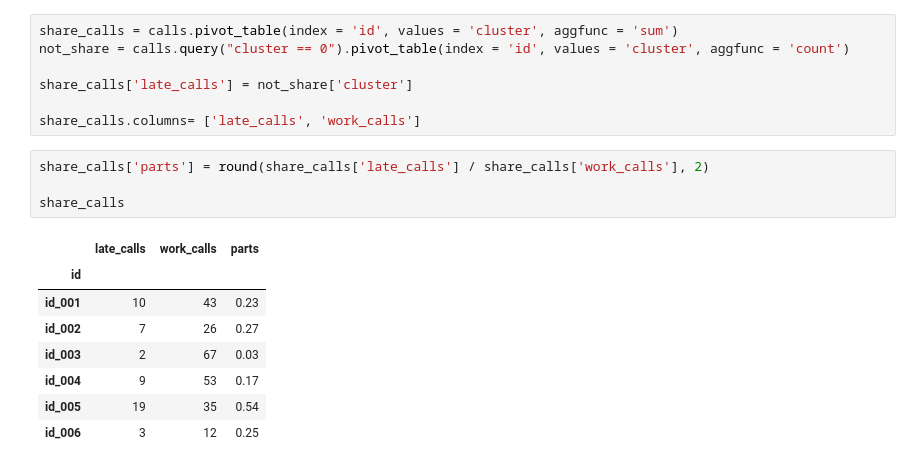
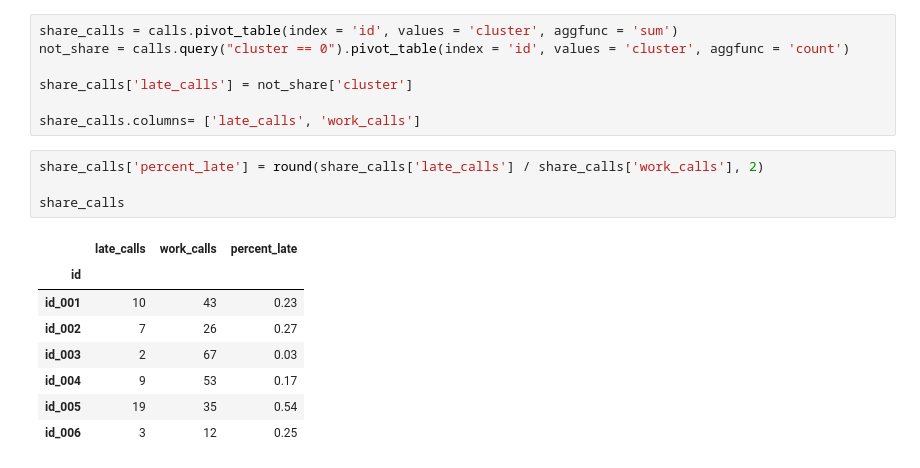
Before and after one commit to ViacheslavPogorelyy/projects_for_autoru, a Jupyter notebook: analytics_of_parts/Project.ipynb, the cells around one changed output. Cells and saved outputs as stored; diff of their text form.

```diff
--- a/analytics_of_parts/Project.ipynb
+++ b/analytics_of_parts/Project.ipynb
@@ -375,11 +356,11 @@ share_calls['late_calls'] = not_share['cluster']
 
 share_calls.columns= ['late_calls', 'work_calls']
 # %%
-share_calls['parts'] = round(share_calls['late_calls'] / share_calls['work_calls'], 2)
+share_calls['percent_late'] = round(share_calls['late_calls'] / share_calls['work_calls'], 2)
 
 share_calls
 # %% [output]
-|  | late_calls | work_calls | parts |
+|  | late_calls | work_calls | percent_late |
 | id |  |  |  |
 | id_001 | 10 | 43 | 0.23 |
 | id_002 | 7 | 26 | 0.27 |
```
Also changed, not shown: parts of 15 cells of this notebook.
